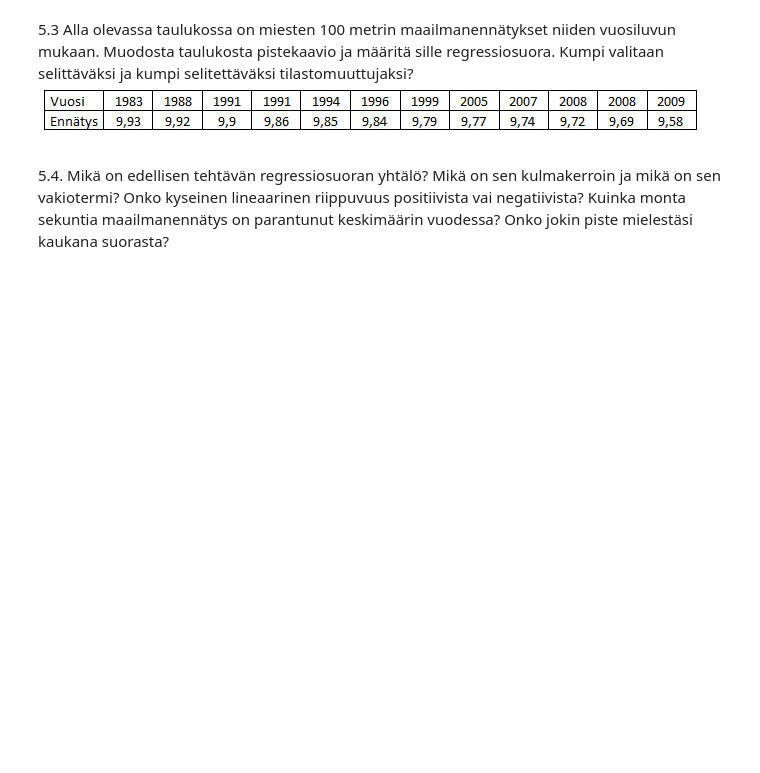
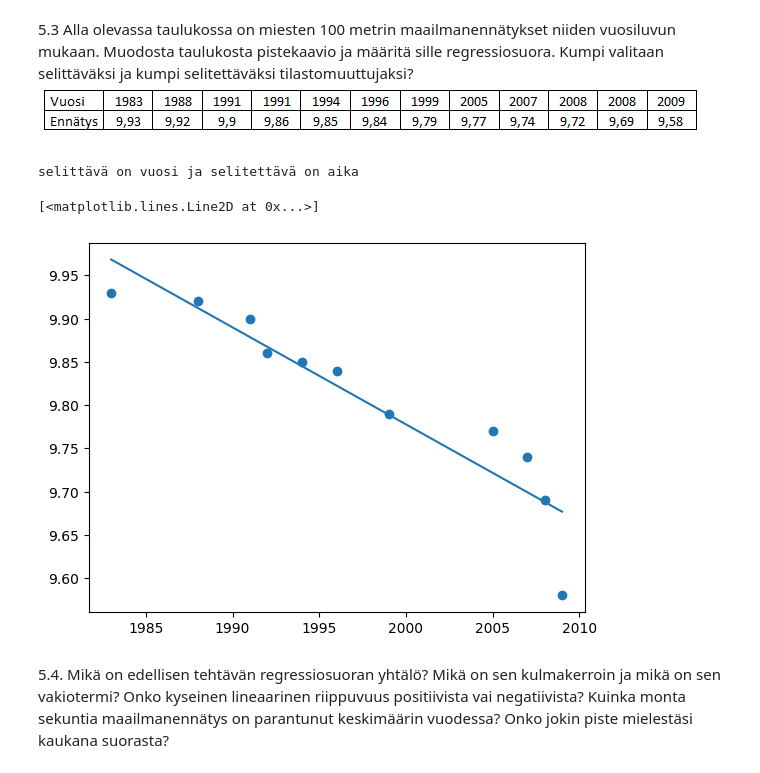
Before and after one commit to walterairs/statsandprobs, a Jupyter notebook: statistics/lesson_five.ipynb, the cells around one changed output. Cells and saved outputs as stored; diff of their text form; code cells hidden in the pictures; blank space fills up the shorter version.

```diff
--- a/statistics/lesson_five.ipynb
+++ b/statistics/lesson_five.ipynb
@@ -19,2 +51,19 @@ import matplotlib.pyplot as plt
+# %%
+## Code here
+print("selittävä on vuosi ja selitettävä on aika")
+year_to_record100m = {1983:9.93, 1988:9.92, 1991:9.9, 1992:9.86, 1994:9.85, 1996:9.84, 1999:9.79, 2005:9.77, 2007:9.74, 2008:9.69 ,2009:9.58}
+
+year_to_record100m_df = pandas.DataFrame.from_dict(year_to_record100m, orient='index', columns=['time'])
+year_to_record100m_df.index.name = 'year'
+
+# lets create scatter plot
+plt.scatter(year_to_record100m_df.index, year_to_record100m_df['time'])
+
+# lets plot a linear regression line
+plt.plot(numpy.unique(year_to_record100m_df.index), numpy.poly1d(numpy.polyfit(year_to_record100m_df.index, year_to_record100m_df['time'], 1))(numpy.unique(year_to_record100m_df.index)))
+# %% [output]
+selittävä on vuosi ja selitettävä on aika
+[<matplotlib.lines.Line2D at 0x...>]
+[figure, added]
 # %% [markdown]
 5.4. Mikä on edellisen tehtävän regressiosuoran yhtälö? Mikä on sen kulmakerroin ja mikä on sen vakiotermi? Onko kyseinen lineaarinen riippuvuus positiivista vai negatiivista? Kuinka monta sekuntia maailmanennätys on parantunut keskimäärin vuodessa? Onko jokin piste mielestäsi kaukana suorasta?
```
Also changed, not shown: parts of 12 cells of this notebook.
